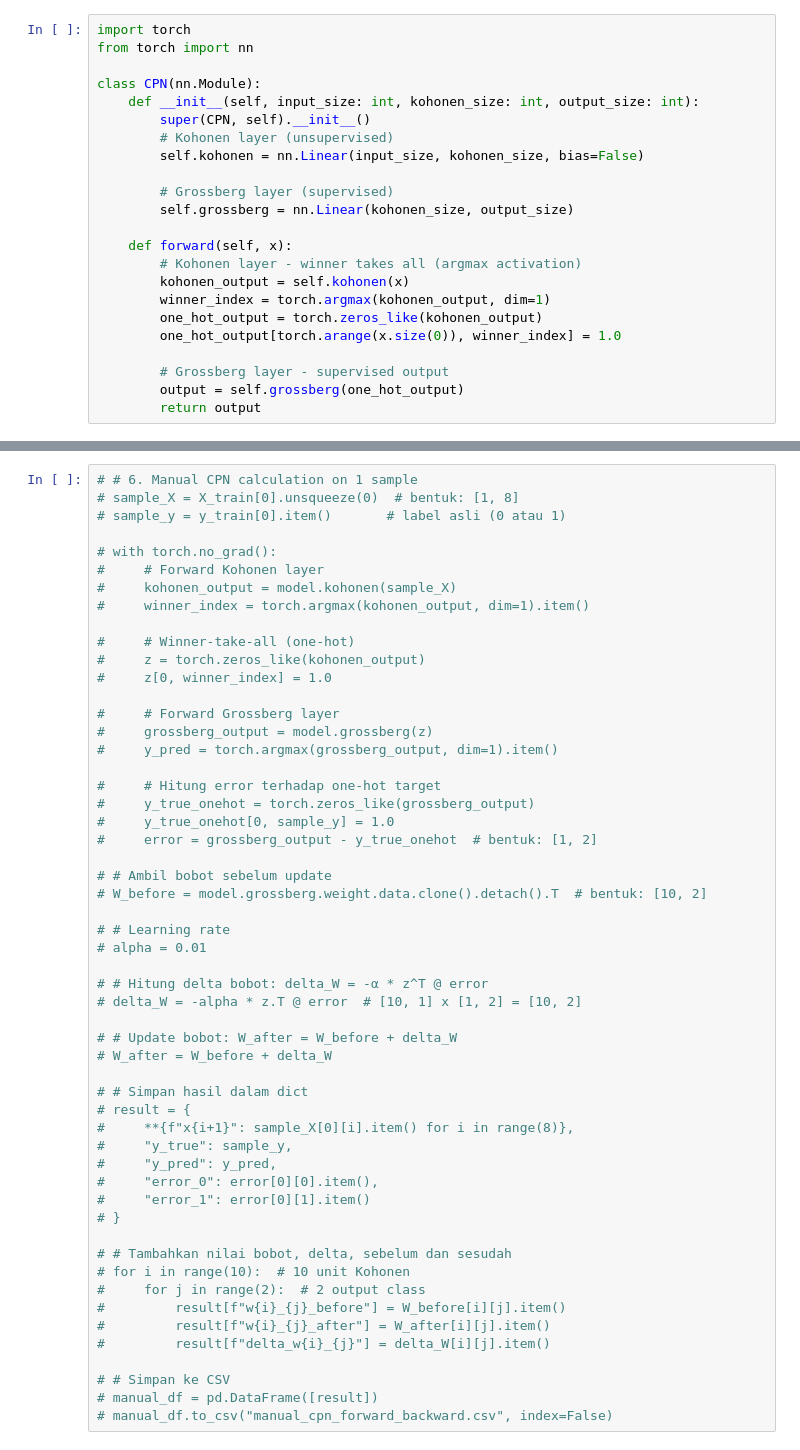
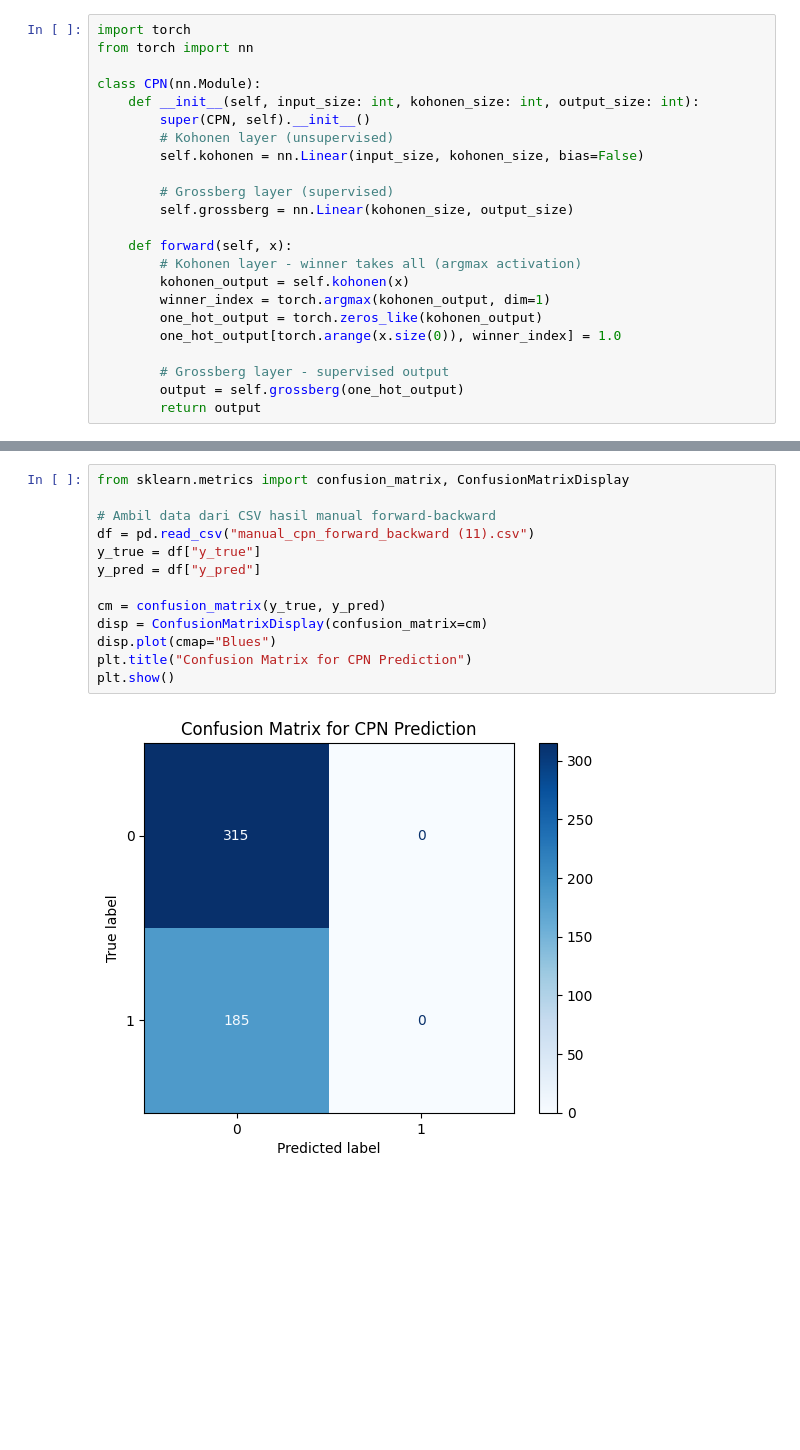
Before and after one commit to SiPilip/diabetes-counter-propogation-network, a Jupyter notebook: diabetes_using_cpn.ipynb, the cells around one changed output, grey strips where cells are left out. Drawn from its saved outputs; the diff is of its cells as text; blank space fills up the shorter version.

```diff
--- a/diabetes_using_cpn.ipynb
+++ b/diabetes_using_cpn.ipynb
@@ -365,54 +296,15 @@ plt.legend()
-# %%
-# # 6. Manual CPN calculation on 1 sample
-# sample_X = X_train[0].unsqueeze(0)  # bentuk: [1, 8]
-# sample_y = y_train[0].item()       # label asli (0 atau 1)
-
-# with torch.no_grad():
-#     # Forward Kohonen layer
-#     kohonen_output = model.kohonen(sample_X)
-#     winner_index = torch.argmax(kohonen_output, dim=1).item()
-
-#     # Winner-take-all (one-hot)
-#     z = torch.zeros_like(kohonen_output)
-#     z[0, winner_index] = 1.0
-
-#     # Forward Grossberg layer
-#     grossberg_output = model.grossberg(z)
-#     y_pred = torch.argmax(grossberg_output, dim=1).item()
-
-#     # Hitung error terhadap one-hot target
-#     y_true_onehot = torch.zeros_like(grossberg_output)
-#     y_true_onehot[0, sample_y] = 1.0
-#     error = grossberg_output - y_true_onehot  # bentuk: [1, 2]
-
-# # Ambil bobot sebelum update
-# W_before = model.grossberg.weight.data.clone().detach().T  # bentuk: [10, 2]
-
-# # Learning rate
-# alpha = 0.01
-
-# # Hitung delta bobot: delta_W = -α * z^T @ error
-# delta_W = -alpha * z.T @ error  # [10, 1] x [1, 2] = [10, 2]
-
-# # Update bobot: W_after = W_before + delta_W
-# W_after = W_before + delta_W
-
-# # Simpan hasil dalam dict
-# result = {
-#     **{f"x{i+1}": sample_X[0][i].item() for i in range(8)},
-#     "y_true": sample_y,
-#     "y_pred": y_pred,
-#     "error_0": error[0][0].item(),
-#     "error_1": error[0][1].item()
-# }
-
-# # Tambahkan nilai bobot, delta, sebelum dan sesudah
-# for i in range(10):  # 10 unit Kohonen
-#     for j in range(2):  # 2 output class
-#         result[f"w{i}_{j}_before"] = W_before[i][j].item()
-#         result[f"w{i}_{j}_after"] = W_after[i][j].item()
-#         result[f"delta_w{i}_{j}"] = delta_W[i][j].item()
-
-# # Simpan ke CSV
-# manual_df = pd.DataFrame([result])
-# manual_df.to_csv("manual_cpn_forward_backward.csv", index=False)
+# %%
+from sklearn.metrics import confusion_matrix, ConfusionMatrixDisplay
+
+# Ambil data dari CSV hasil manual forward-backward
+df = pd.read_csv("manual_cpn_forward_backward (11).csv")
+y_true = df["y_true"]
+y_pred = df["y_pred"]
+
+cm = confusion_matrix(y_true, y_pred)
+disp = ConfusionMatrixDisplay(confusion_matrix=cm)
+disp.plot(cmap="Blues")
+plt.title("Confusion Matrix for CPN Prediction")
+plt.show()
+# %% [output]
+[figure, added]
```
Also changed, not shown: parts of 8 cells of this notebook.
